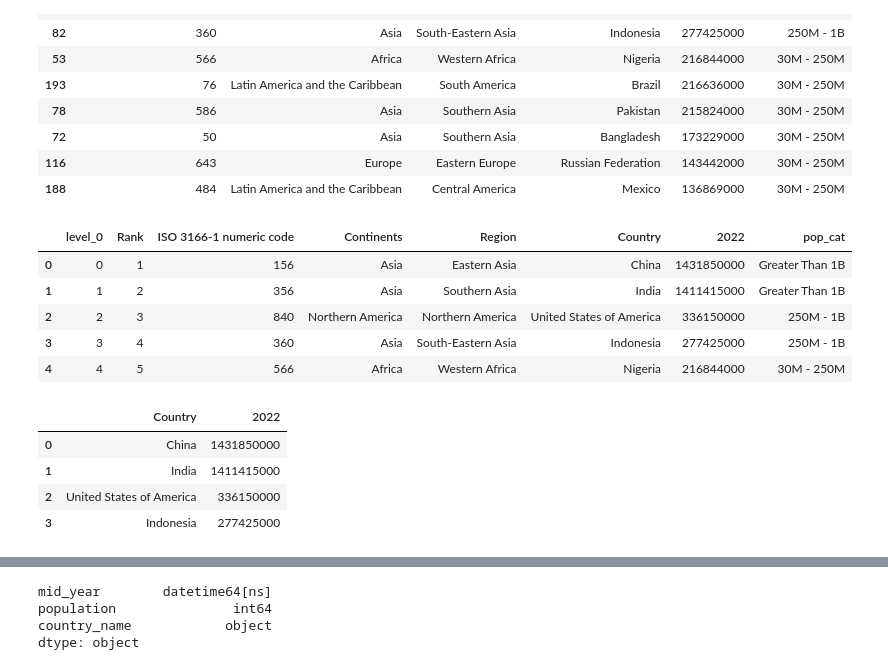
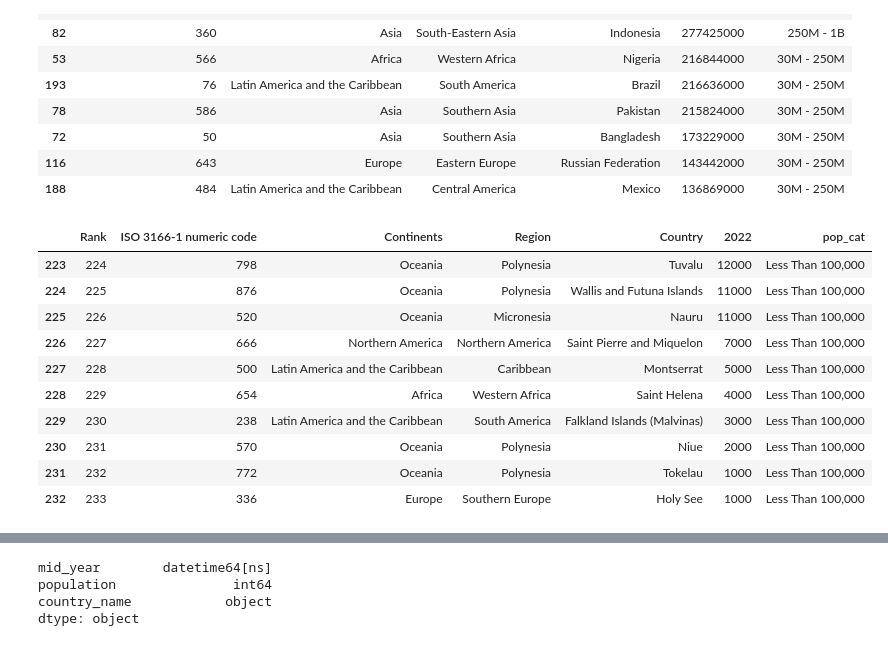
Before and after one commit to dkristek/UN_Country_Population_Growth, a Jupyter notebook: Pop_countries_Dtypes.ipynb, the cells around one changed output, grey strips where cells are left out. Saved outputs shown, nothing was run; the diff lists cells and outputs as text; code cells hidden in the pictures.

```diff
--- a/Pop_countries_Dtypes.ipynb
+++ b/Pop_countries_Dtypes.ipynb
@@ -162,7 +162,7 @@ global_2022_pop_df.tail(20)
 | 138 | 336 | Europe | Southern Europe | Holy See | 1000 |
 # %%
 # Create range bins and labels for countries by population
-range_values = [1000, 100000, 1000000,5000000,10000000,30000000,250000000,1000000000,2000000000]
+range_values = [0, 100000, 1000000,5000000,10000000,30000000,250000000,1000000000,2000000000]
 
 global_2022_pop_df["2022"].groupby(pd.cut(global_2022_pop_df["2022"], range_values)).count()
 # %% [output]
@@ -198,25 +198,20 @@ global_2022_pop_df.head(10)
 # %%
 # Adding rank to DF
 global_2022_pop_df = global_2022_pop_df.reset_index()
 
 global_2022_pop_df = global_2022_pop_df.rename(columns={"index":"Rank"})
 global_2022_pop_df["Rank"] = global_2022_pop_df.index + 1
 
-global_2022_pop_df.head()
+global_2022_pop_df.tail(10)
 # %% [output]
-|  | level_0 | Rank | ISO 3166-1 numeric code | Continents | Region | Country | 2022 | pop_cat |
-| 0 | 0 | 1 | 156 | Asia | Eastern Asia | China | 1431850000 | Greater Than 1B |
-| 1 | 1 | 2 | 356 | Asia | Southern Asia | India | 1411415000 | Greater Than 1B |
-| 2 | 2 | 3 | 840 | Northern America | Northern America | United States of America | 336150000 | 250M - 1B |
-| 3 | 3 | 4 | 360 | Asia | South-Eastern Asia | Indonesia | 277425000 | 250M - 1B |
-| 4 | 4 | 5 | 566 | Africa | Western Africa | Nigeria | 216844000 | 30M - 250M |
+|  | Rank | ISO 3166-1 numeric code | Continents | Region | Country | 2022 | pop_cat |
+| 223 | 224 | 798 | Oceania | Polynesia | Tuvalu | 12000 | Less Than 100,000 |
+| 224 | 225 | 876 | Oceania | Polynesia | Wallis and Futuna Islands | 11000 | Less Than 100,000 |
+| 225 | 226 | 520 | Oceania | Micronesia | Nauru | 11000 | Less Than 100,000 |
+| 226 | 227 | 666 | Northern America | Northern America | Saint Pierre and Miquelon | 7000 | Less Than 100,000 |
+| 227 | 228 | 500 | Latin America and the Caribbean | Caribbean | Montserrat | 5000 | Less Than 100,000 |
+| 228 | 229 | 654 | Africa | Western Africa | Saint Helena | 4000 | Less Than 100,000 |
+| 229 | 230 | 238 | Latin America and the Caribbean | South America | Falkland Islands (Malvinas) | 3000 | Less Than 100,000 |
+| 230 | 231 | 570 | Oceania | Polynesia | Niue | 2000 | Less Than 100,000 |
+| 231 | 232 | 772 | Oceania | Polynesia | Tokelau | 1000 | Less Than 100,000 |
+| 232 | 233 | 336 | Europe | Southern Europe | Holy See | 1000 | Less Than 100,000 |
-# %%
-# Pull out top 4 country data
-top_4_df = global_2022_pop_df.loc[0:3, ['Country','2022']]
-top_4_df
-# %% [output]
-|  | Country | 2022 |
-| 0 | China | 1431850000 |
-| 1 | India | 1411415000 |
-| 2 | United States of America | 336150000 |
-| 3 | Indonesia | 277425000 |
```
Also changed, not shown: parts of 11 cells of this notebook, 1 other file.
